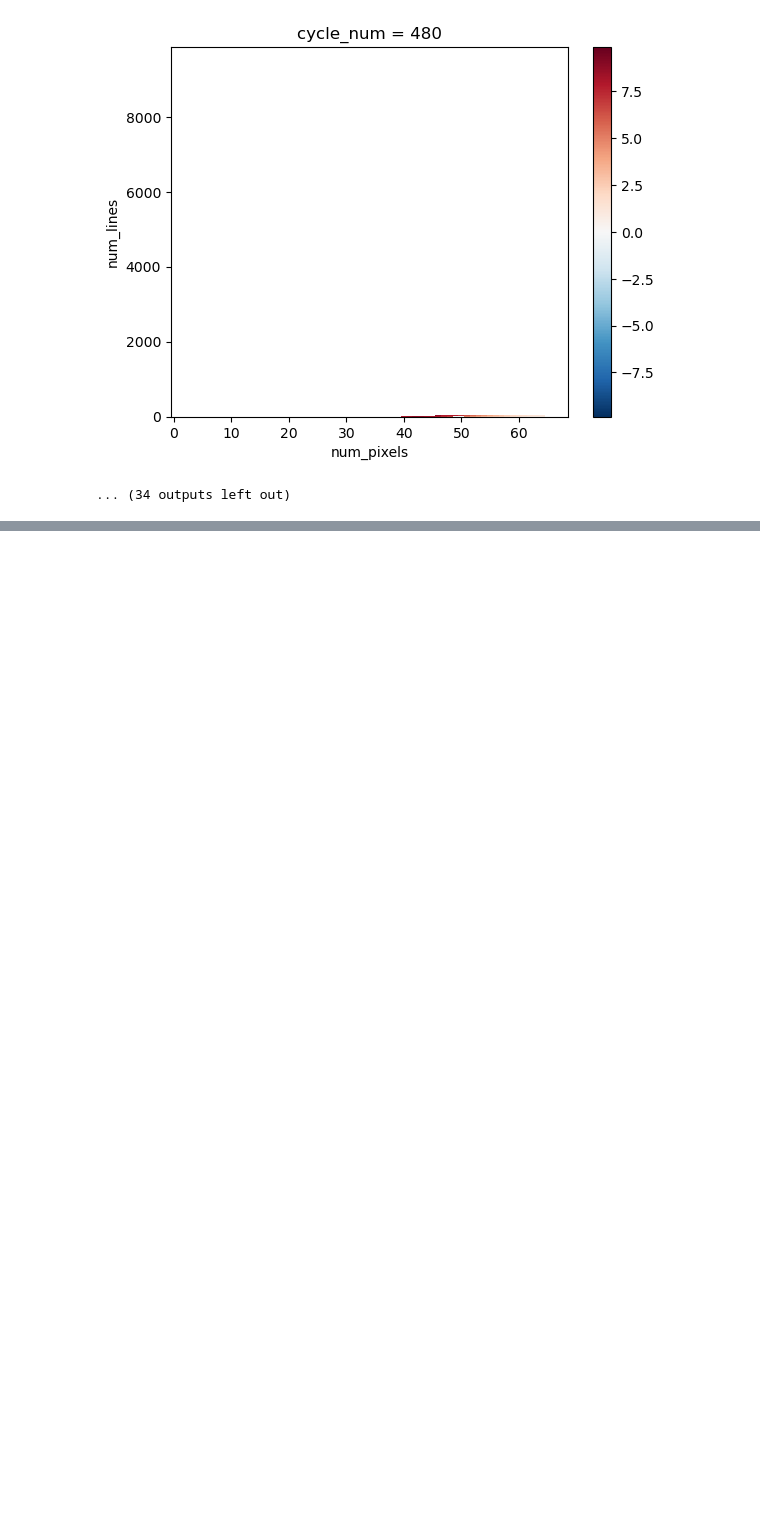
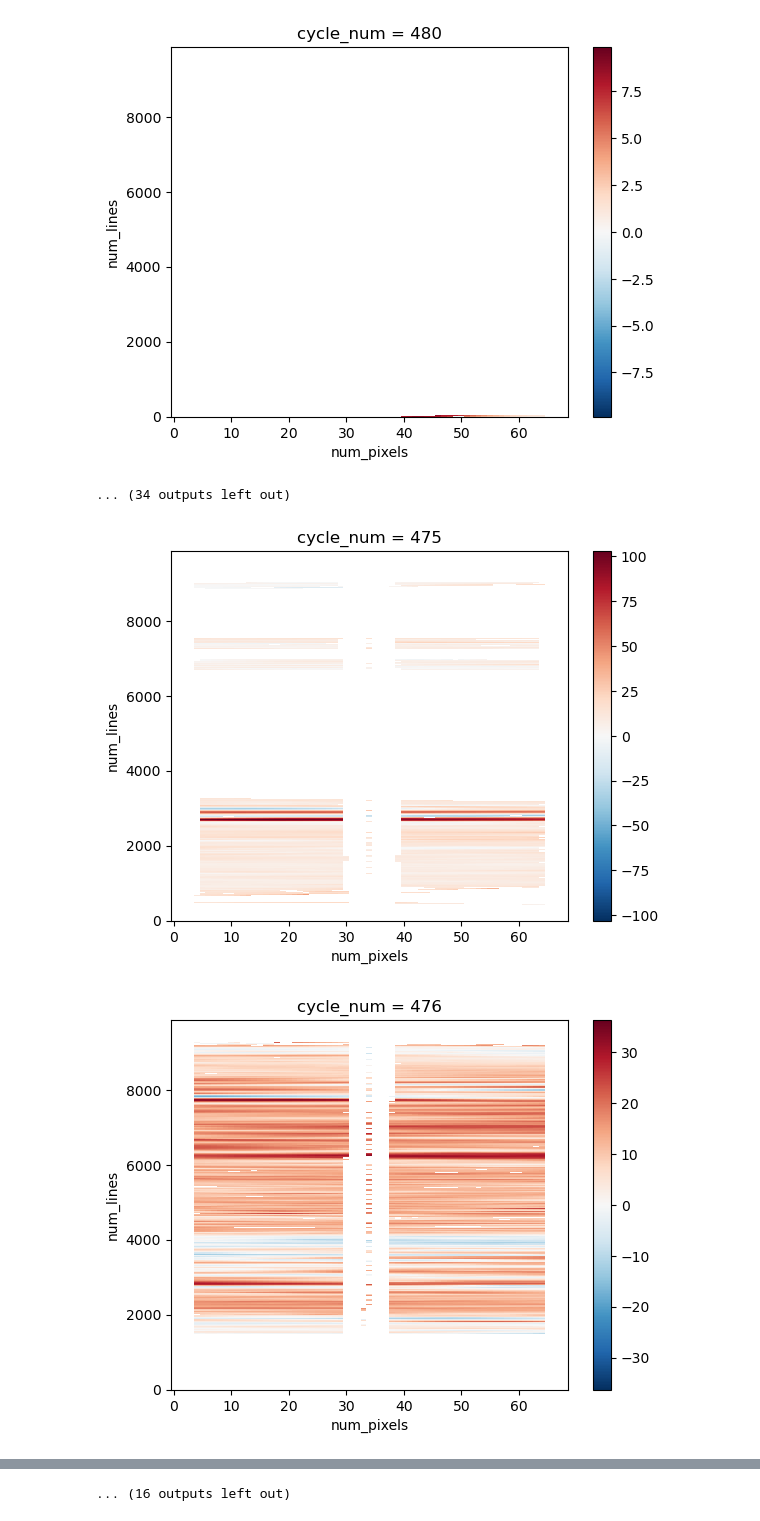
Before and after one commit to roxyboy/geosCalVal, a Jupyter notebook: Zarrify.ipynb, the cells around one changed output, grey strips where cells are left out. Saved outputs shown, nothing was run; the diff lists cells and outputs as text; code cells hidden in the pictures; blank space fills up the shorter version.

```diff
--- a/Zarrify.ipynb
+++ b/Zarrify.ipynb
@@ -19,7 +19,7 @@ import matplotlib.pyplot as plt
 plt.rcParams['pcolor.shading'] = 'auto'
 %matplotlib inline
 # %%
-ddir = "/app/SWOT/"
+ddir = "/storage/tartar/takaya/swot/"
 # %%
 dsS = xr.open_dataset(op.join(ddir,"SWOT_with_IT/SWOT_L3_LR_SSH_HRET_CALVAL_001_v2.0.1.nc"))
 dsH = xr.open_dataset(op.join(ddir,"HYCOM-tidal-correction/hycom_ssh_pass01_swot1day_v2.0.1.nc"))
@@ -87,3 +87,25 @@ for i in range(1,29):
 [6] [6]
 [figure]
 ... (34 outputs left out)
+# %%
+for i in range(1,29):
+    dsS = xr.open_dataset(op.join(ddir,"with_HRET/SWOT_with_IT/SWOT_L3_LR_SSH_HRET_CALVAL_%03d_v2.0.1.nc"
+                                  % i),
+                          chunks={"cycle_num":1}
+                         )
+
+    # print(dsS.pass_num.values, dsH.num_pass.values)
+    ssh_detided = dsS.ssha_filt - dsS.hret
+
+    ssh_detided.isel(cycle_num=i).plot(rasterized=True)
+    plt.show()
+
+    dsave = ssh_detided.to_dataset(name="ssha_detided")
+    dsave.to_zarr(op.join(ddir,"SWOT_no_IT/HRET/CalVal_pass%03d_v2.0.1.zarr"
+                          % i), mode="w"
+                 )
+    dsave.close()
+    dsS.close()
+# %% [output]
+[figure, added]
+[figure, added]
@@ -89,0 +122 @@ for i in range(1,29):
+... (16 outputs left out)
```
Also changed, not shown: parts of 3 cells of this notebook, 42 other files.
